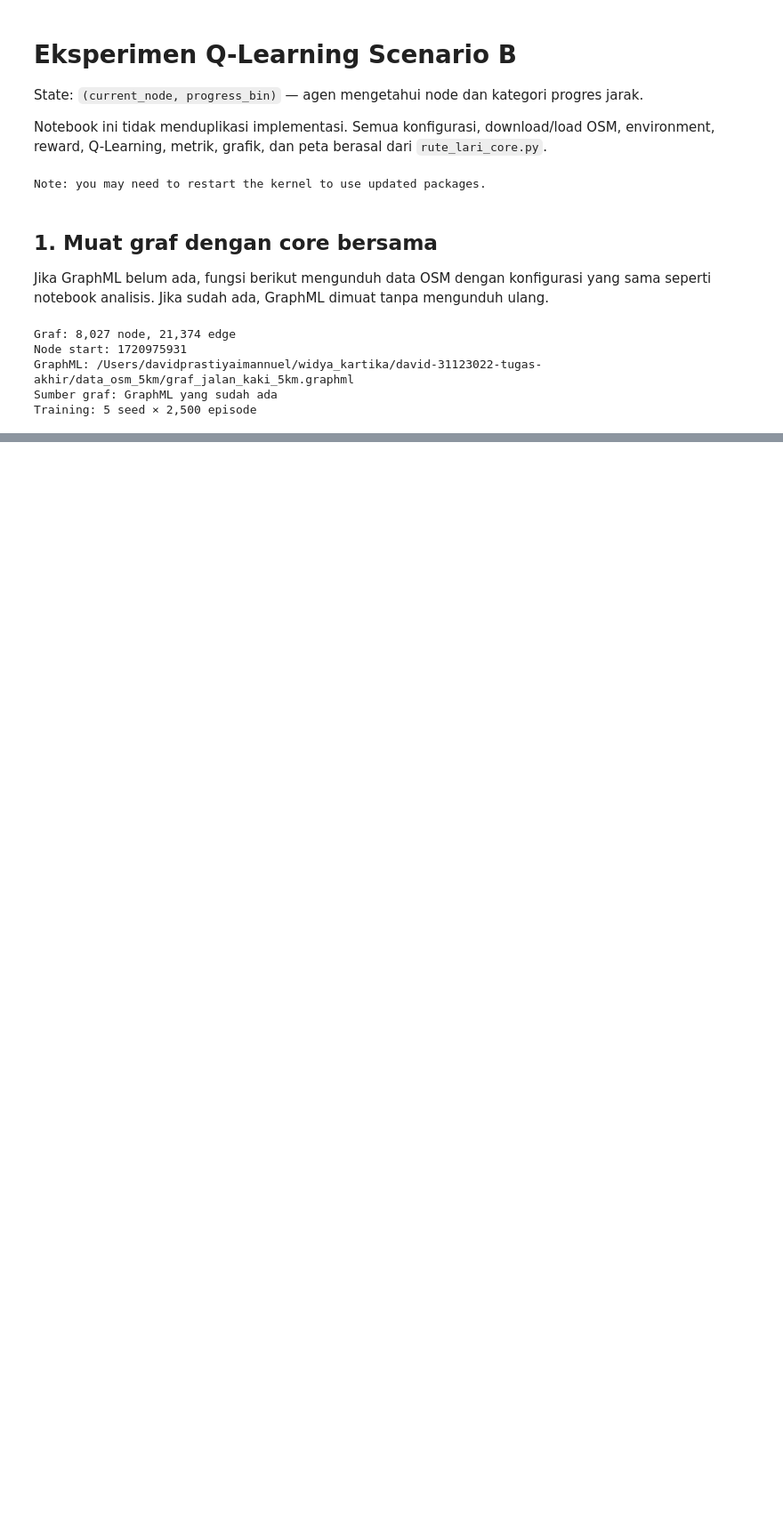
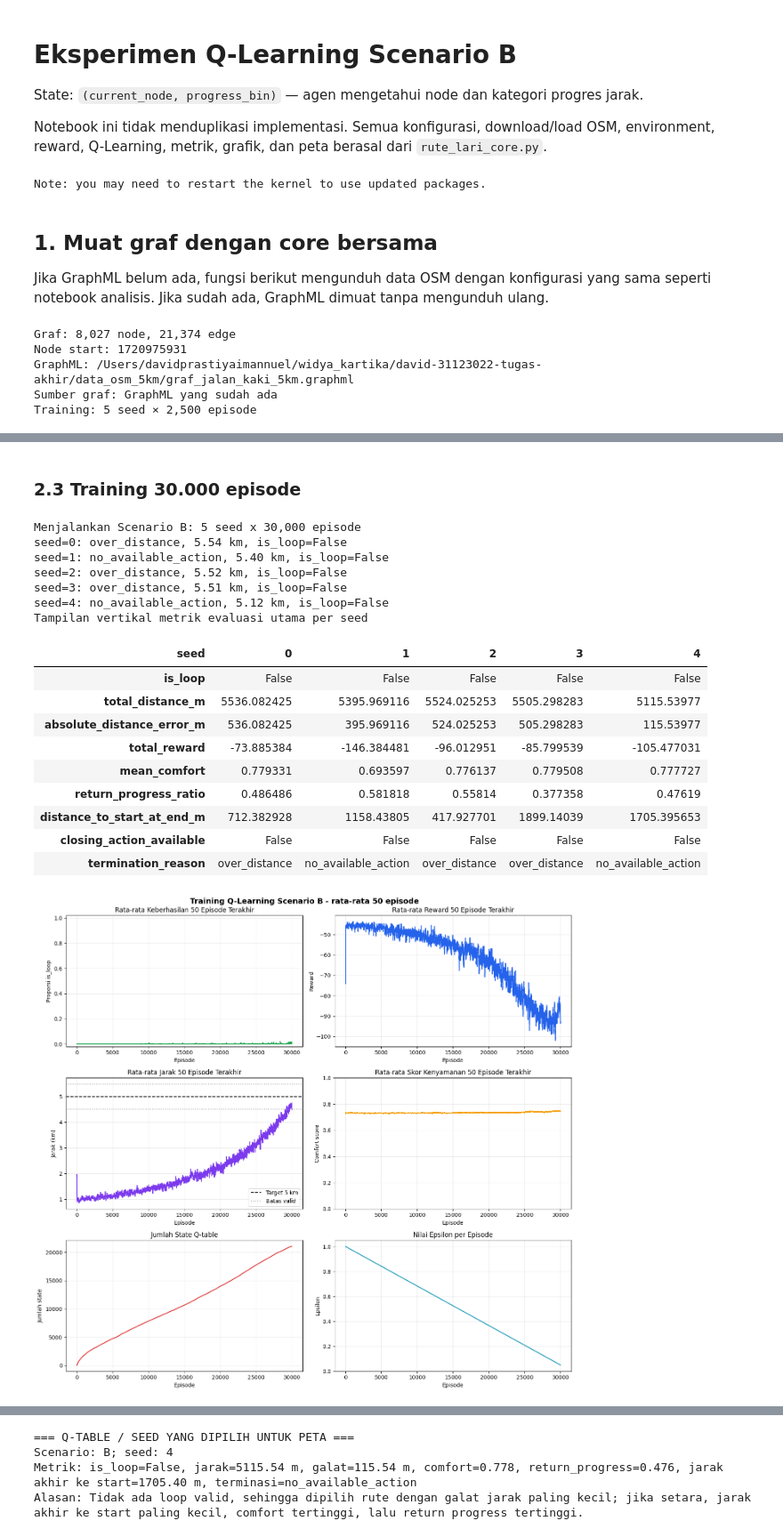
Before and after one commit to davidimannuel/uwika-ta-31123022-2026, a Jupyter notebook: scenario_B.ipynb, the cells around one changed output, grey strips where cells are left out. Shown at 89% size. Drawn from its saved outputs; the diff is of its cells as text; code cells hidden in the pictures; blank space fills up the shorter version.

```diff
--- a/scenario_B.ipynb
+++ b/scenario_B.ipynb
@@ -81,0 +136,30 @@ Peta: /Users/davidprastiyaimannuel/widya_kartika/david-31123022-tugas-akhir/hasi
+# %% [markdown]
+### 2.3 Training 30.000 episode
+# %%
+import importlib
+# Memastikan kernel memakai versi core terbaru yang mendukung parameter episodes.
+importlib.reload(rute_lari_core)
+
+result_b_30000 = rute_lari_core.run_scenario_experiment(
+    G, START_NODE, 'B', episodes=30_000,
+    result_subdir='sensitivitas_episode_30000_B',
+)
+# %% [output]
+Menjalankan Scenario B: 5 seed x 30,000 episode
+seed=0: over_distance, 5.54 km, is_loop=False
+seed=1: no_available_action, 5.40 km, is_loop=False
+seed=2: over_distance, 5.52 km, is_loop=False
+seed=3: over_distance, 5.51 km, is_loop=False
+seed=4: no_available_action, 5.12 km, is_loop=False
+Tampilan vertikal metrik evaluasi utama per seed
+| seed | 0 | 1 | 2 | 3 | 4 |
+| is_loop | False | False | False | False | False |
+| total_distance_m | 5536.082425 | 5395.969116 | 5524.025253 | 5505.298283 | 5115.53977 |
+| absolute_distance_error_m | 536.082425 | 395.969116 | 524.025253 | 505.298283 | 115.53977 |
+| total_reward | -73.885384 | -146.384481 | -96.012951 | -85.799539 | -105.477031 |
+| mean_comfort | 0.779331 | 0.693597 | 0.776137 | 0.779508 | 0.777727 |
+| return_progress_ratio | 0.486486 | 0.581818 | 0.55814 | 0.377358 | 0.47619 |
+| distance_to_start_at_end_m | 712.382928 | 1158.43805 | 417.927701 | 1899.14039 | 1705.395653 |
+| closing_action_available | False | False | False | False | False |
+| termination_reason | over_distance | no_available_action | over_distance | over_distance | no_available_action |
+[figure, added]
@@ -81,0 +167,4 @@ Peta: /Users/davidprastiyaimannuel/widya_kartika/david-31123022-tugas-akhir/hasi
+=== Q-TABLE / SEED YANG DIPILIH UNTUK PETA ===
+Scenario: B; seed: 4
+Metrik: is_loop=False, jarak=5115.54 m, galat=115.54 m, comfort=0.778, return_progress=0.476, jarak akhir ke start=1705.40 m, terminasi=no_available_action
+Alasan: Tidak ada loop valid, sehingga dipilih rute dengan galat jarak paling kecil; jika setara, jarak akhir ke start paling kecil, comfort tertinggi, lalu return progress tertinggi.
```
Also changed, not shown: parts of 15 cells of this notebook, 5 other files.
